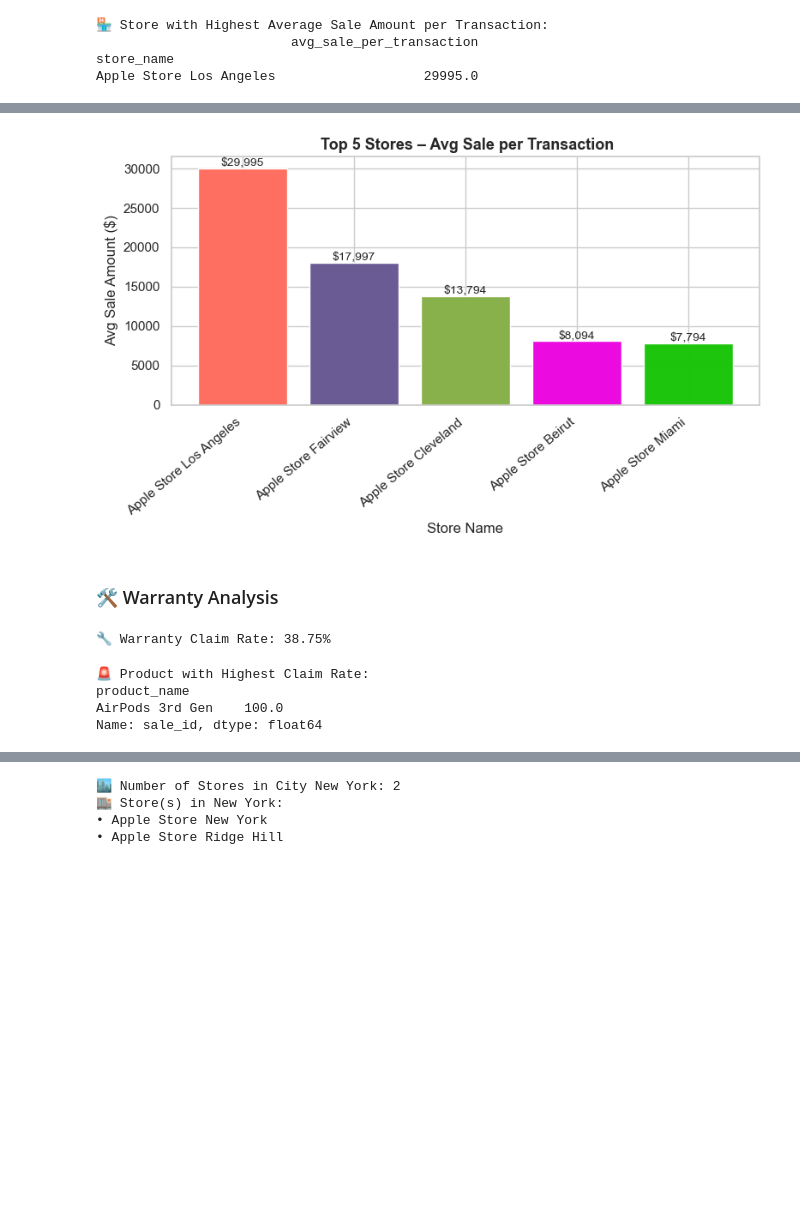
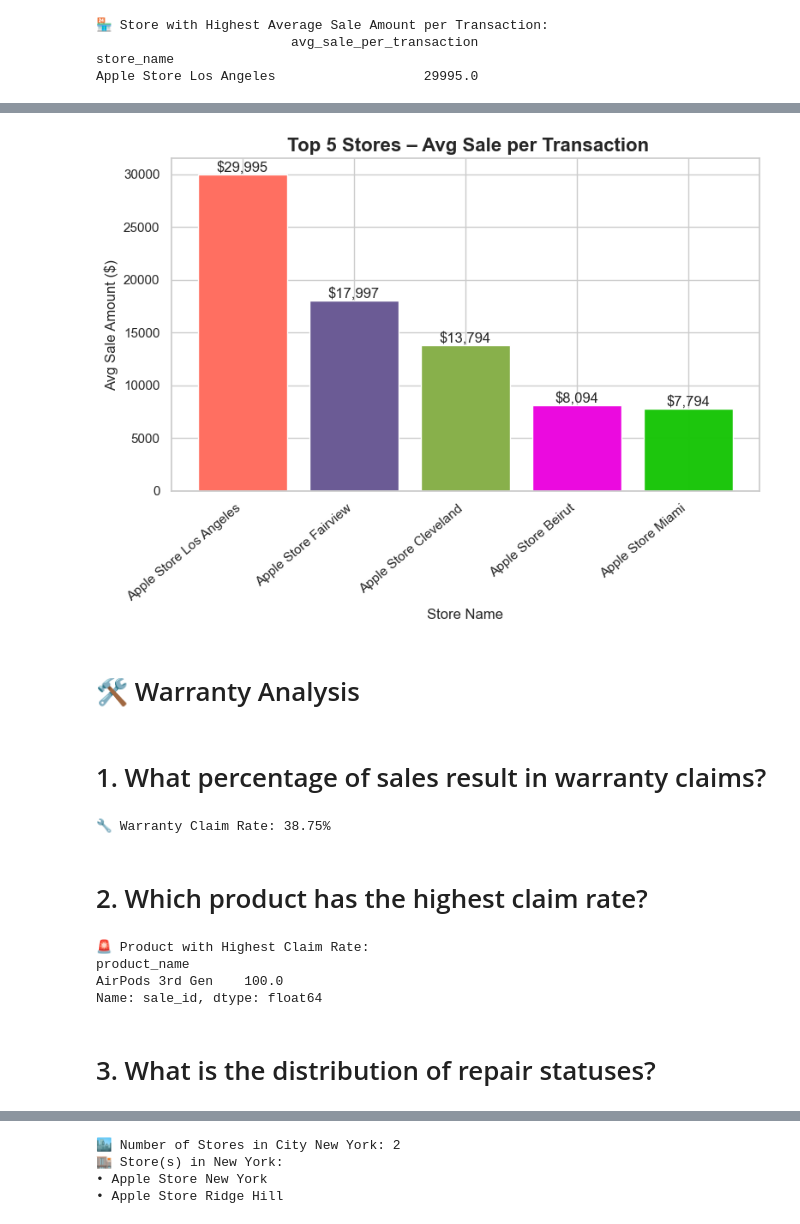
Before and after one commit to Syed-Moinuddin2025/python_projects_analyses, a Jupyter notebook: 01_Apple_Store_Analysis/01_AppleStore_Analysis.ipynb, the cells around one changed output, grey strips where cells are left out. Drawn from its saved outputs; the diff is of its cells as text; code cells hidden in the pictures; blank space fills up the shorter version.

```diff
--- a/01_Apple_Store_Analysis/01_AppleStore_Analysis.ipynb
+++ b/01_Apple_Store_Analysis/01_AppleStore_Analysis.ipynb
@@ -443,22 +428,3 @@ print(avg_sale_per_transaction[['avg_sale_per_transaction']].head(1))
                          avg_sale_per_transaction
 store_name
 Apple Store Los Angeles                   29995.0
-# %%
-import matplotlib.pyplot as plt
-
-colors = ['#FF6F61', '#6B5B95', '#88B04B',  "#EB0ADF","#18c508fa"]
-# 🔝 Limit to Top 5 Stores Only
-top5_avg = avg_sale_per_transaction.head(5)
-
-# 📊 Clean Bar Chart
-plt.figure(figsize=(8, 5))
-plt.bar(top5_avg.index, top5_avg['avg_sale_per_transaction'], color=colors)
-
-plt.title(' Top 5 Stores – Avg Sale per Transaction', fontsize=13, weight='bold')
-plt.xlabel('Store Name')
-plt.ylabel('Avg Sale Amount ($)')
-plt.xticks(rotation=40, ha='right')
-plt.tight_layout()
-# Grid line removed
-
-plt.show()
@@ -467,26 +431,28 @@ plt.show()
 # %%
 import matplotlib.pyplot as plt
 
 # 🎨 Custom colors (you can change or add more)
 colors = ['#FF6F61', '#6B5B95', '#88B04B',  "#EB0ADF","#18c508fa"]
 
 # 🔝 Plot top 5 with different colors
-plt.figure(figsize=(8, 5))
+plt.figure(figsize=(8,6))
 plt.bar(top5_avg.index, top5_avg['avg_sale_per_transaction'], color=colors)
 
-plt.title(' Top 5 Stores – Avg Sale per Transaction', fontsize=13, weight='bold')
+plt.title(' Top 5 Stores – Avg Sale per Transaction', fontsize=16, weight='bold')
 plt.xlabel('Store Name')
 plt.ylabel('Avg Sale Amount ($)')
 plt.xticks(rotation=40, ha='right')
 for i, val in enumerate(top5_avg['avg_sale_per_transaction']):
-    plt.text(i, val + 300, f"${val:,.0f}", ha='center', fontsize=10)
+    plt.text(i, val + 300, f"${val:,.0f}", ha='center', fontsize=12)
 
 plt.tight_layout()
 # Grid line removed
 
 plt.show()
 # %% [output]
-[figure, old version]
+[figure, new version]
 # %% [markdown]
-### 🛠️ Warranty Analysis
+# 🛠️ Warranty Analysis
+# %% [markdown]
+# 1. What percentage of sales result in warranty claims?
 # %%
@@ -499,4 +464,6 @@ claim_percentage = (sales_with_claims / total_sales) * 100
 print(f"🔧 Warranty Claim Rate: {claim_percentage:.2f}%")
 # %% [output]
 🔧 Warranty Claim Rate: 38.75%
+# %% [markdown]
+# 2. Which product has the highest claim rate?
 # %%
@@ -515,4 +481,6 @@ print(top_claimed_product)
 product_name
 AirPods 3rd Gen    100.0
 Name: sale_id, dtype: float64
+# %% [markdown]
+#  3. What is the distribution of repair statuses?
 # %%
```
Also changed, not shown: parts of 77 cells of this notebook, 1 other file.
